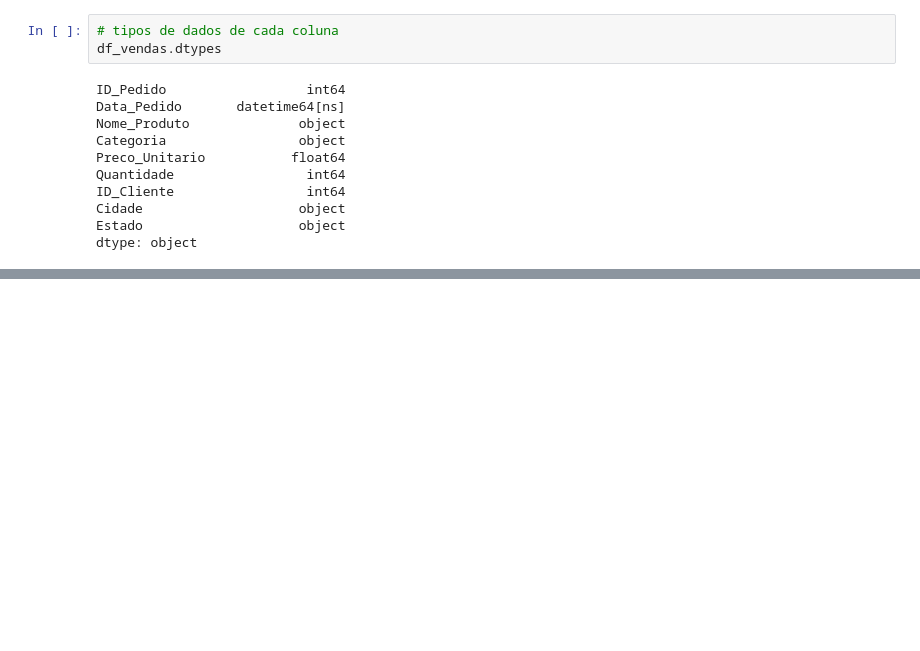
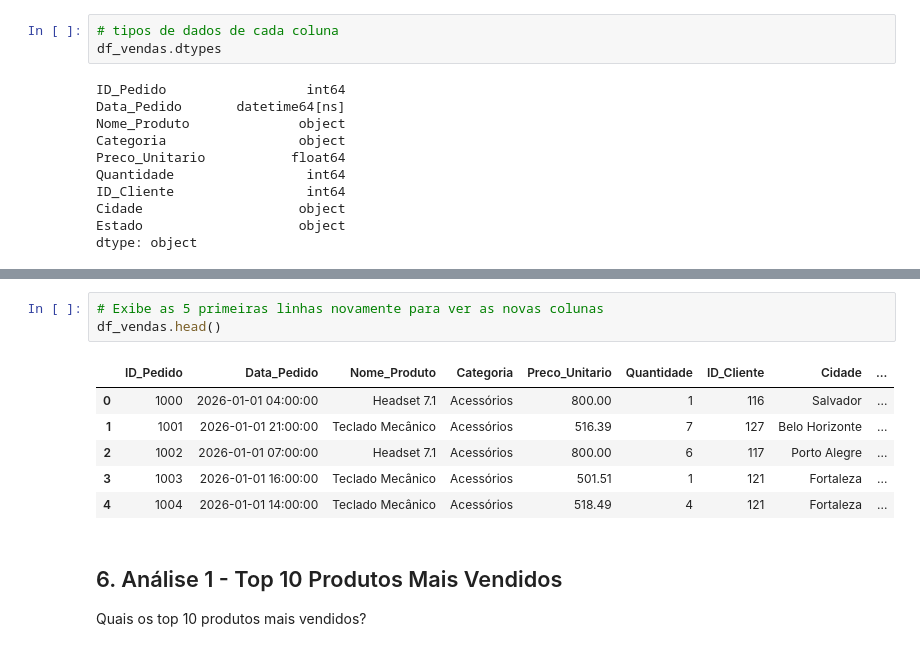
Before and after one commit to Afonso-eng/PORTIFOLIO, a Jupyter notebook: PROJETO E-COMERCE/PROJETO_ANALISE_VENDAS.ipynb, the cells around one changed output, grey strips where cells are left out. Cells and saved outputs as stored; diff of their text form; blank space fills up the shorter version.

```diff
--- a/PROJETO E-COMERCE/PROJETO_ANALISE_VENDAS.ipynb
+++ b/PROJETO E-COMERCE/PROJETO_ANALISE_VENDAS.ipynb
@@ -246,0 +283,14 @@ dtype: object
+# %%
+# Exibe as 5 primeiras linhas novamente para ver as novas colunas
+df_vendas.head()
+# %% [output]
+|  | ID_Pedido | Data_Pedido | Nome_Produto | Categoria | Preco_Unitario | Quantidade | ID_Cliente | Cidade | ... |
+| 0 | 1000 | 2026-01-01 04:00:00 | Headset 7.1 | Acessórios | 800.00 | 1 | 116 | Salvador | ... |
+| 1 | 1001 | 2026-01-01 21:00:00 | Teclado Mecânico | Acessórios | 516.39 | 7 | 127 | Belo Horizonte | ... |
+| 2 | 1002 | 2026-01-01 07:00:00 | Headset 7.1 | Acessórios | 800.00 | 6 | 117 | Porto Alegre | ... |
+| 3 | 1003 | 2026-01-01 16:00:00 | Teclado Mecânico | Acessórios | 501.51 | 1 | 121 | Fortaleza | ... |
+| 4 | 1004 | 2026-01-01 14:00:00 | Teclado Mecânico | Acessórios | 518.49 | 4 | 121 | Fortaleza | ... |
+# %% [markdown]
+## 6. Análise 1 - Top 10 Produtos Mais Vendidos
+<!-- Trabalho Desenvolvido no Curso da Data Science Academy - www.datascienceacademy.com.br -->
+Quais os top 10 produtos mais vendidos?
```
Also changed, not shown: parts of 11 cells of this notebook.
